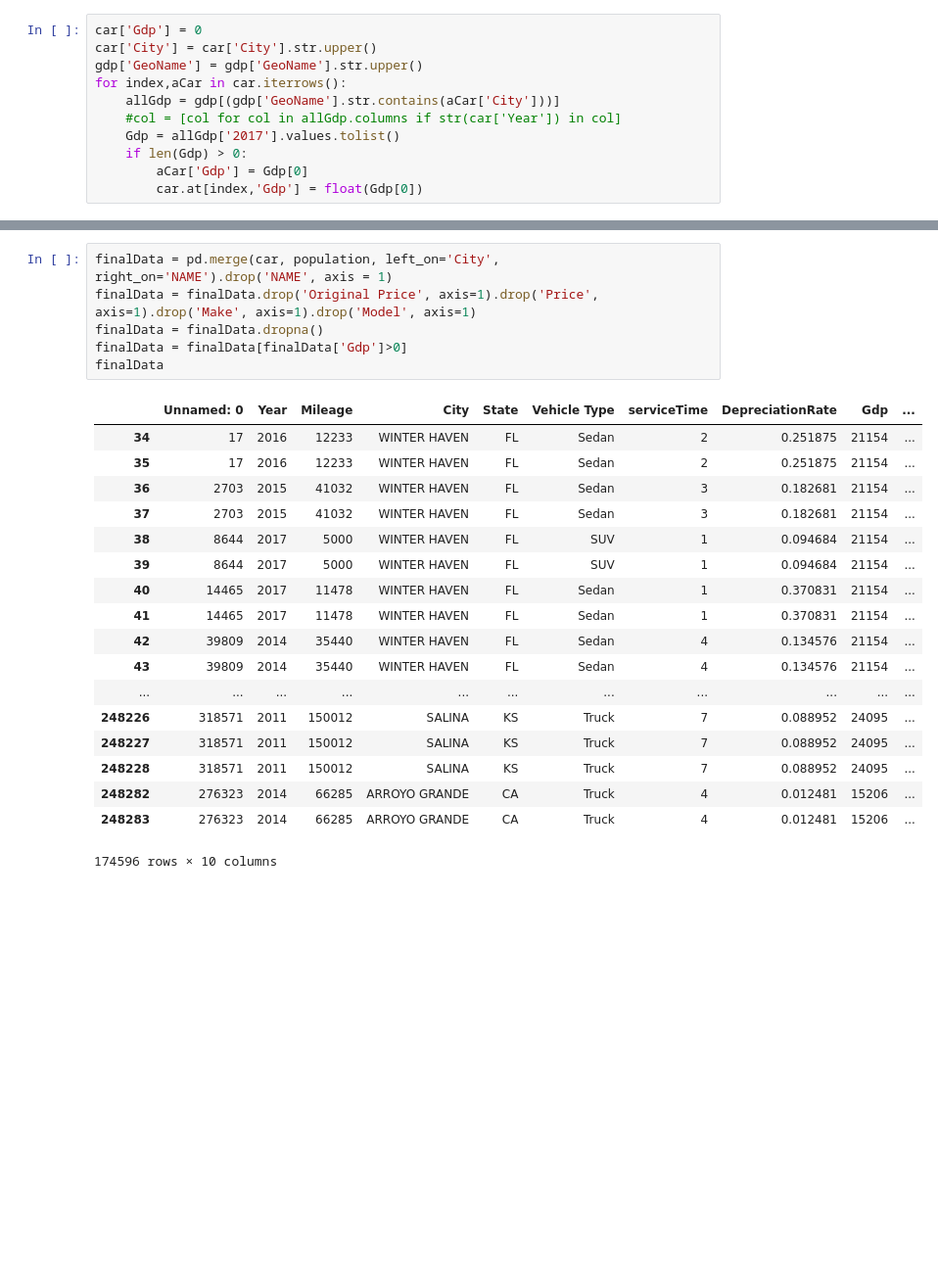
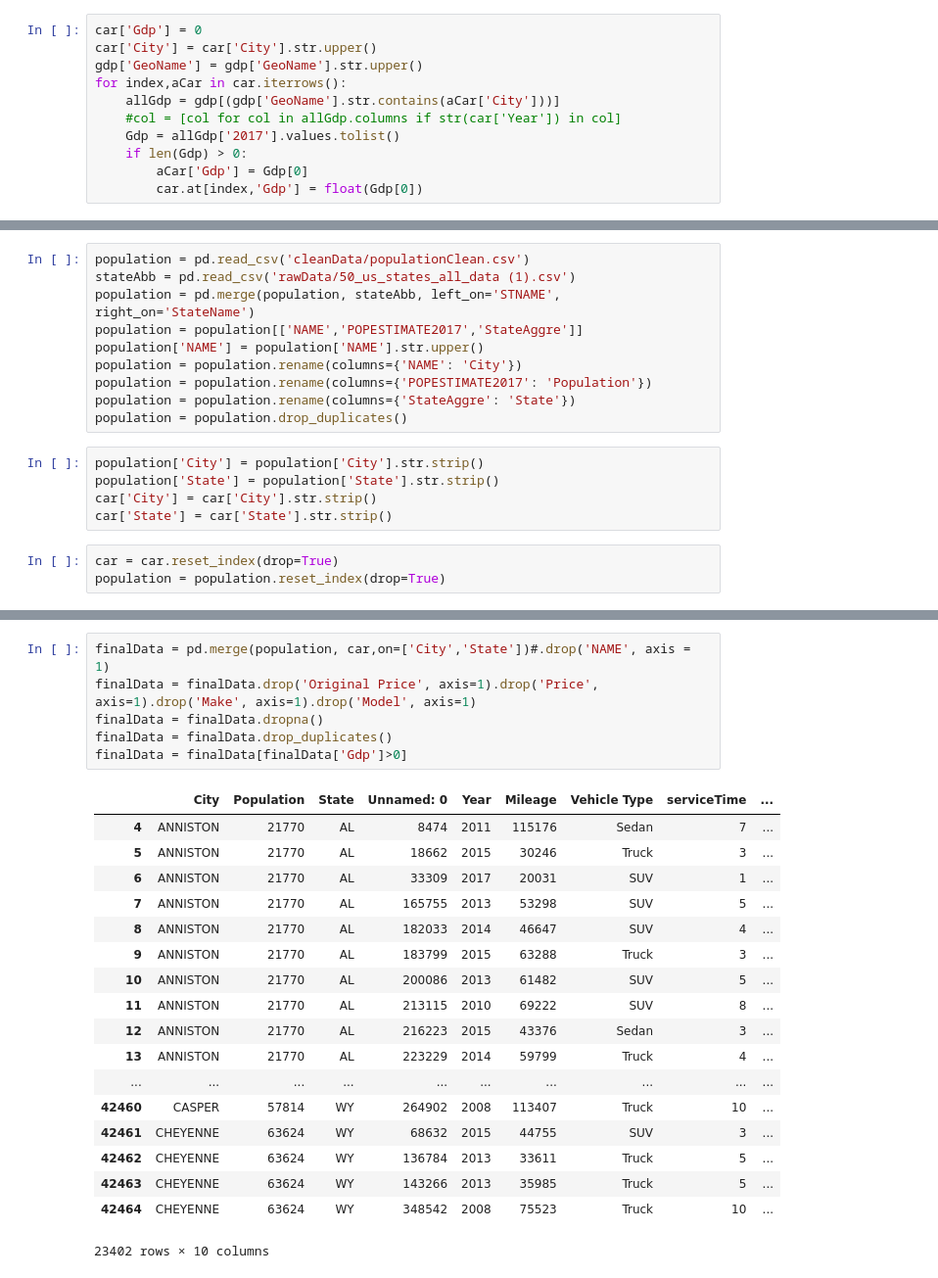
Before and after one commit to ZhuoShan/INFO370FinalProject, a Jupyter notebook: finalData.ipynb, the cells around one changed output, grey strips where cells are left out. Shown: that part at 98% size. Cells and saved outputs as stored; diff of their text form; blank space fills up the shorter version.

```diff
--- a/finalData.ipynb
+++ b/finalData.ipynb
@@ -218,0 +97,18 @@ population = population.rename(columns={'POPESTIMATE2017': 'Population'})
+# %%
+population = pd.read_csv('cleanData/populationClean.csv')
+stateAbb = pd.read_csv('rawData/50_us_states_all_data (1).csv')
+population = pd.merge(population, stateAbb, left_on='STNAME', right_on='StateName')
+population = population[['NAME','POPESTIMATE2017','StateAggre']]
+population['NAME'] = population['NAME'].str.upper()
+population = population.rename(columns={'NAME': 'City'})
+population = population.rename(columns={'POPESTIMATE2017': 'Population'})
+population = population.rename(columns={'StateAggre': 'State'})
+population = population.drop_duplicates()
+# %%
+population['City'] = population['City'].str.strip()
+population['State'] = population['State'].str.strip()
+car['City'] = car['City'].str.strip()
+car['State'] = car['State'].str.strip()
+# %%
+car = car.reset_index(drop=True)
+population = population.reset_index(drop=True)
@@ -219,27 +134,27 @@ population = population.rename(columns={'POPESTIMATE2017': 'Population'})
 # %%
-finalData = pd.merge(car, population, left_on='City', right_on='NAME').drop('NAME', axis = 1)
+finalData = pd.merge(population, car,on=['City','State'])#.drop('NAME', axis = 1)
 finalData = finalData.drop('Original Price', axis=1).drop('Price', axis=1).drop('Make', axis=1).drop('Model', axis=1)
 finalData = finalData.dropna()
+finalData = finalData.drop_duplicates()
 finalData = finalData[finalData['Gdp']>0]
-finalData
 # %% [output]
-|  | Unnamed: 0 | Year | Mileage | City | State | Vehicle Type | serviceTime | DepreciationRate | Gdp | ... |
-| 34 | 17 | 2016 | 12233 | WINTER HAVEN | FL | Sedan | 2 | 0.251875 | 21154 | ... |
-| 35 | 17 | 2016 | 12233 | WINTER HAVEN | FL | Sedan | 2 | 0.251875 | 21154 | ... |
-| 36 | 2703 | 2015 | 41032 | WINTER HAVEN | FL | Sedan | 3 | 0.182681 | 21154 | ... |
-| 37 | 2703 | 2015 | 41032 | WINTER HAVEN | FL | Sedan | 3 | 0.182681 | 21154 | ... |
-| 38 | 8644 | 2017 | 5000 | WINTER HAVEN | FL | SUV | 1 | 0.094684 | 21154 | ... |
-| 39 | 8644 | 2017 | 5000 | WINTER HAVEN | FL | SUV | 1 | 0.094684 | 21154 | ... |
-| 40 | 14465 | 2017 | 11478 | WINTER HAVEN | FL | Sedan | 1 | 0.370831 | 21154 | ... |
-| 41 | 14465 | 2017 | 11478 | WINTER HAVEN | FL | Sedan | 1 | 0.370831 | 21154 | ... |
-| 42 | 39809 | 2014 | 35440 | WINTER HAVEN | FL | Sedan | 4 | 0.134576 | 21154 | ... |
-| 43 | 39809 | 2014 | 35440 | WINTER HAVEN | FL | Sedan | 4 | 0.134576 | 21154 | ... |
-| ... | ... | ... | ... | ... | ... | ... | ... | ... | ... | ... |
-| 248226 | 318571 | 2011 | 150012 | SALINA | KS | Truck | 7 | 0.088952 | 24095 | ... |
-| 248227 | 318571 | 2011 | 150012 | SALINA | KS | Truck | 7 | 0.088952 | 24095 | ... |
-| 248228 | 318571 | 2011 | 150012 | SALINA | KS | Truck | 7 | 0.088952 | 24095 | ... |
-| 248282 | 276323 | 2014 | 66285 | ARROYO GRANDE | CA | Truck | 4 | 0.012481 | 15206 | ... |
-| 248283 | 276323 | 2014 | 66285 | ARROYO GRANDE | CA | Truck | 4 | 0.012481 | 15206 | ... |
+|  | City | Population | State | Unnamed: 0 | Year | Mileage | Vehicle Type | serviceTime | ... |
+| 4 | ANNISTON | 21770 | AL | 8474 | 2011 | 115176 | Sedan | 7 | ... |
+| 5 | ANNISTON | 21770 | AL | 18662 | 2015 | 30246 | Truck | 3 | ... |
+| 6 | ANNISTON | 21770 | AL | 33309 | 2017 | 20031 | SUV | 1 | ... |
+| 7 | ANNISTON | 21770 | AL | 165755 | 2013 | 53298 | SUV | 5 | ... |
+| 8 | ANNISTON | 21770 | AL | 182033 | 2014 | 46647 | SUV | 4 | ... |
+| 9 | ANNISTON | 21770 | AL | 183799 | 2015 | 63288 | Truck | 3 | ... |
+| 10 | ANNISTON | 21770 | AL | 200086 | 2013 | 61482 | SUV | 5 | ... |
+| 11 | ANNISTON | 21770 | AL | 213115 | 2010 | 69222 | SUV | 8 | ... |
+| 12 | ANNISTON | 21770 | AL | 216223 | 2015 | 43376 | Sedan | 3 | ... |
+| 13 | ANNISTON | 21770 | AL | 223229 | 2014 | 59799 | Truck | 4 | ... |
+| ... | ... | ... | ... | ... | ... | ... | ... | ... | ... |
+| 42460 | CASPER | 57814 | WY | 264902 | 2008 | 113407 | Truck | 10 | ... |
+| 42461 | CHEYENNE | 63624 | WY | 68632 | 2015 | 44755 | SUV | 3 | ... |
+| 42462 | CHEYENNE | 63624 | WY | 136784 | 2013 | 33611 | Truck | 5 | ... |
+| 42463 | CHEYENNE | 63624 | WY | 143266 | 2013 | 35985 | Truck | 5 | ... |
+| 42464 | CHEYENNE | 63624 | WY | 348542 | 2008 | 75523 | Truck | 10 | ... |
-174596 rows × 10 columns
+23402 rows × 10 columns
 # %%
 finalData = finalData.reset_index(drop = True)
```
Also changed, not shown: parts of 21 cells of this notebook, 6 other files.
